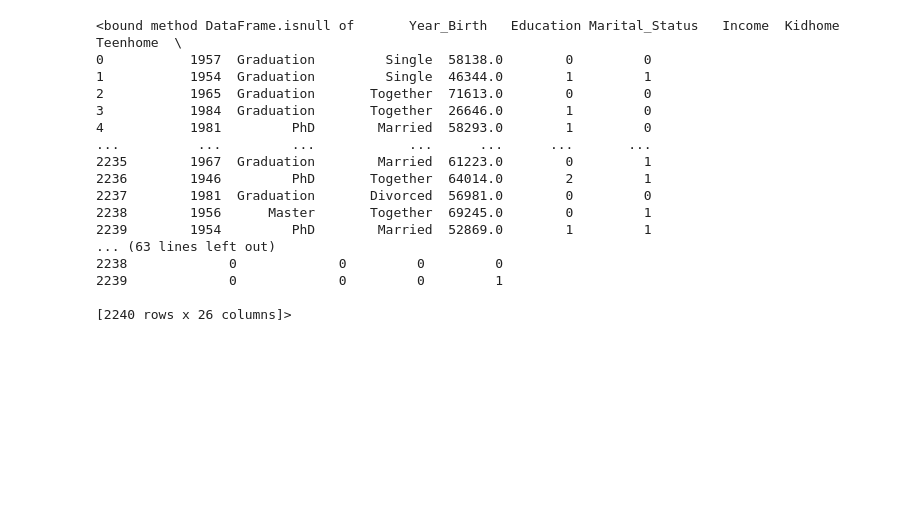
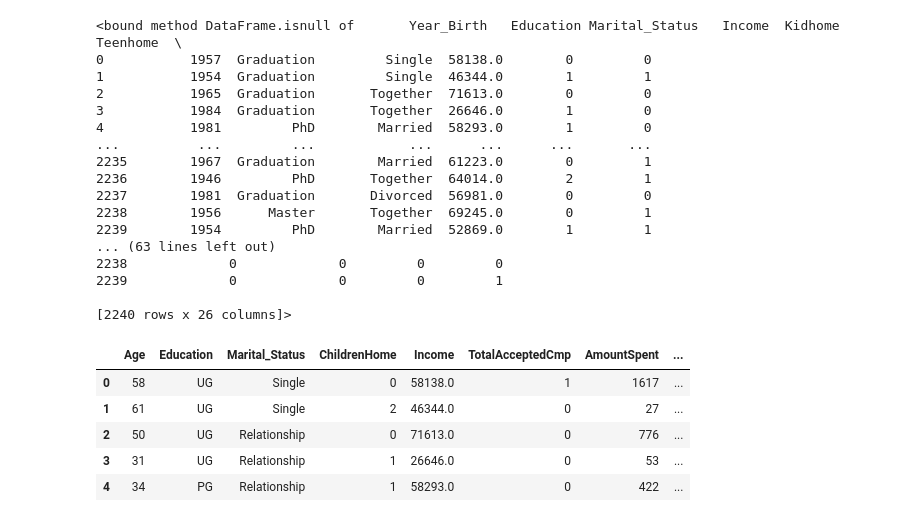
Before and after one commit to Hannah250/Articial-Neural-Networks-project, a Jupyter notebook: Capstone.ipynb, the cells around one changed output. Cells and saved outputs as stored; diff of their text form; code cells hidden in the pictures; blank space fills up the shorter version.

```diff
--- a/Capstone.ipynb
+++ b/Capstone.ipynb
@@ -95,0 +111,29 @@ df.isnull
+# %%
+df['TotalAcceptedCmp'] = df['AcceptedCmp1'] + df['AcceptedCmp2'] + df['AcceptedCmp3'] + df['AcceptedCmp4'] + df['AcceptedCmp5'] + df['Response']
+# %%
+df['NumTotalPurchases'] = df['NumWebPurchases'] + df['NumCatalogPurchases'] + df['NumStorePurchases'] + df['NumDealsPurchases']
+# %%
+##convert Dt_Customer to datetime
+df['Dt_Customer'] = pd.to_datetime(df.Dt_Customer)
+df['first_day'] = '01-01-2015'
+df['first_day'] = pd.to_datetime(df.first_day)
+df['DaysEngaged'] = (df['first_day'] - df['Dt_Customer']).dt.days
+# %%
+drop_columns = ["Kidhome", "Teenhome",
+                      "MntWines", "MntFruits", "MntMeatProducts", "MntFishProducts", "MntSweetProducts", "MntGoldProds",
+                      "NumWebVisitsMonth", "NumWebPurchases","NumCatalogPurchases","NumStorePurchases","NumDealsPurchases",
+                      "AcceptedCmp1" , "AcceptedCmp2", "AcceptedCmp3" , "AcceptedCmp4","AcceptedCmp5", "Response",
+                      "Dt_Customer", "first_day", "Year_Birth", "Dt_Customer", "Recency", "Complain"]
+
+df=df.drop(columns=drop_columns, axis=1)
+# %%
+##Re-arrange the new columns
+df = df[['Age', 'Education', 'Marital_Status', 'ChildrenHome', 'Income', 'TotalAcceptedCmp', 'AmountSpent', 'NumTotalPurchases', 'DaysEngaged']]
+df.head()
+# %% [output]
+|  | Age | Education | Marital_Status | ChildrenHome | Income | TotalAcceptedCmp | AmountSpent | ... |
+| 0 | 58 | UG | Single | 0 | 58138.0 | 1 | 1617 | ... |
+| 1 | 61 | UG | Single | 2 | 46344.0 | 0 | 27 | ... |
+| 2 | 50 | UG | Relationship | 0 | 71613.0 | 0 | 776 | ... |
+| 3 | 31 | UG | Relationship | 1 | 26646.0 | 0 | 53 | ... |
+| 4 | 34 | PG | Relationship | 1 | 58293.0 | 0 | 422 | ... |
```
Also changed, not shown: parts of 7 cells of this notebook.
